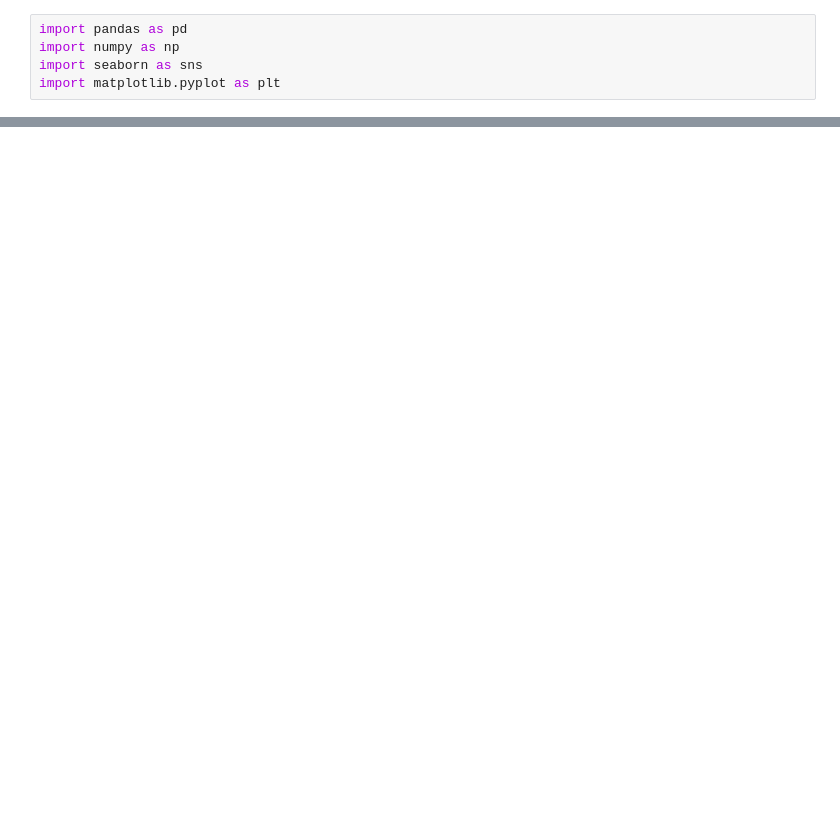
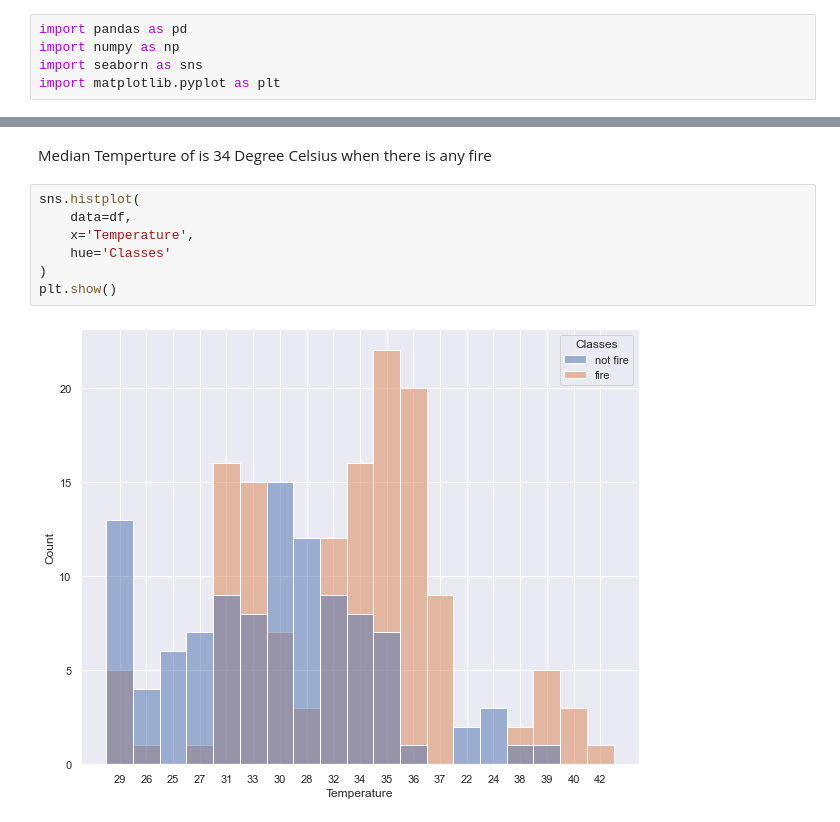
Before and after one commit to ganeshss0/Algerian_Forest_Fire, a Jupyter notebook: Notebooks/1.0-initial-data-exploration.ipynb, the cells around one changed output, grey strips where cells are left out. Cells and saved outputs as stored; diff of their text form; blank space fills up the shorter version.

```diff
--- a/Notebooks/1.0-initial-data-exploration.ipynb
+++ b/Notebooks/1.0-initial-data-exploration.ipynb
@@ -17,0 +207,11 @@ from src.compo
+# %% [markdown]
+Median Temperture of is 34 Degree Celsius when there is any fire
+# %%
+sns.histplot(
+    data=df,
+    x='Temperature',
+    hue='Classes'
+)
+plt.show()
+# %% [output]
+[figure, added]
```
Also changed, not shown: parts of 40 cells of this notebook, 15 other files.
